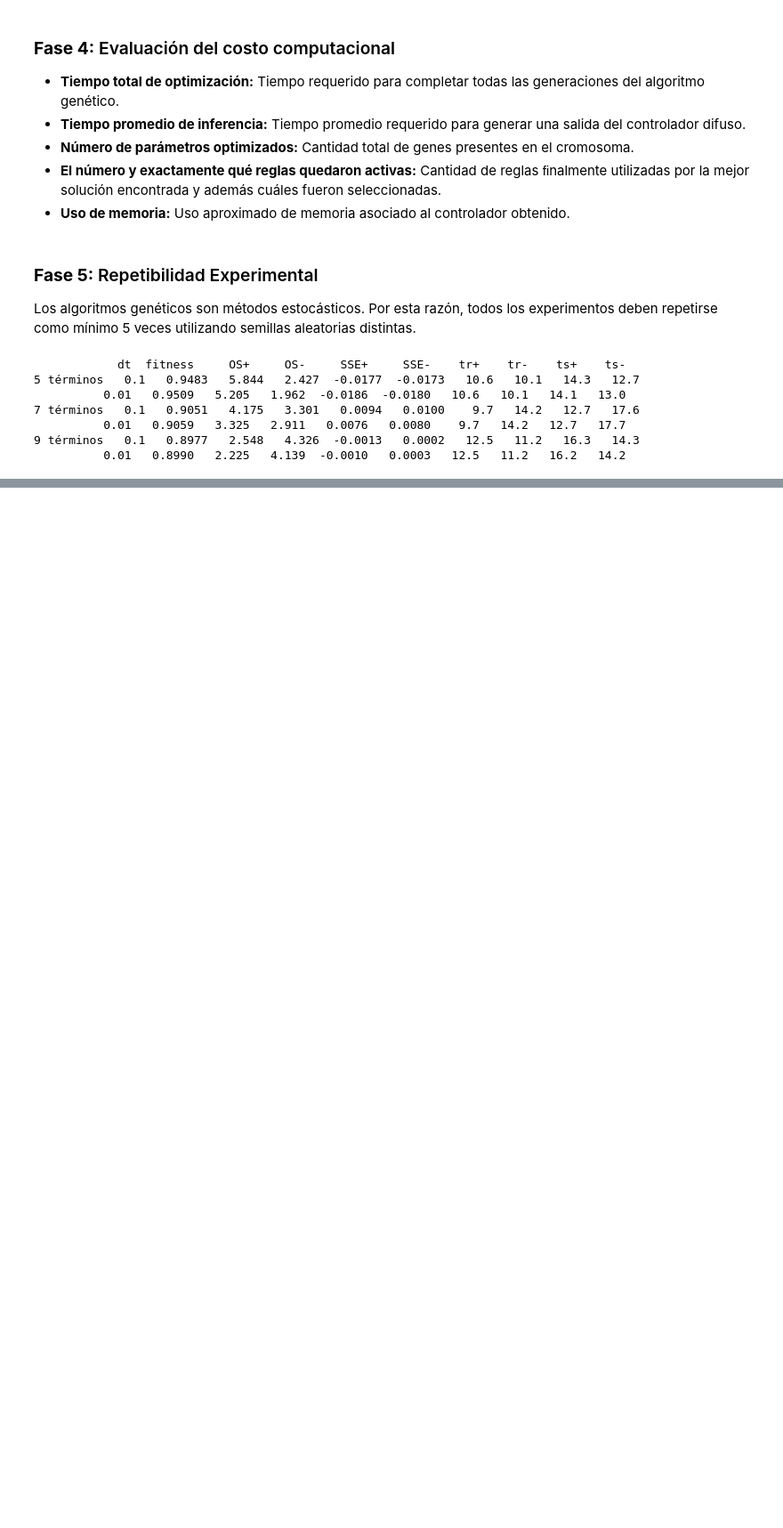
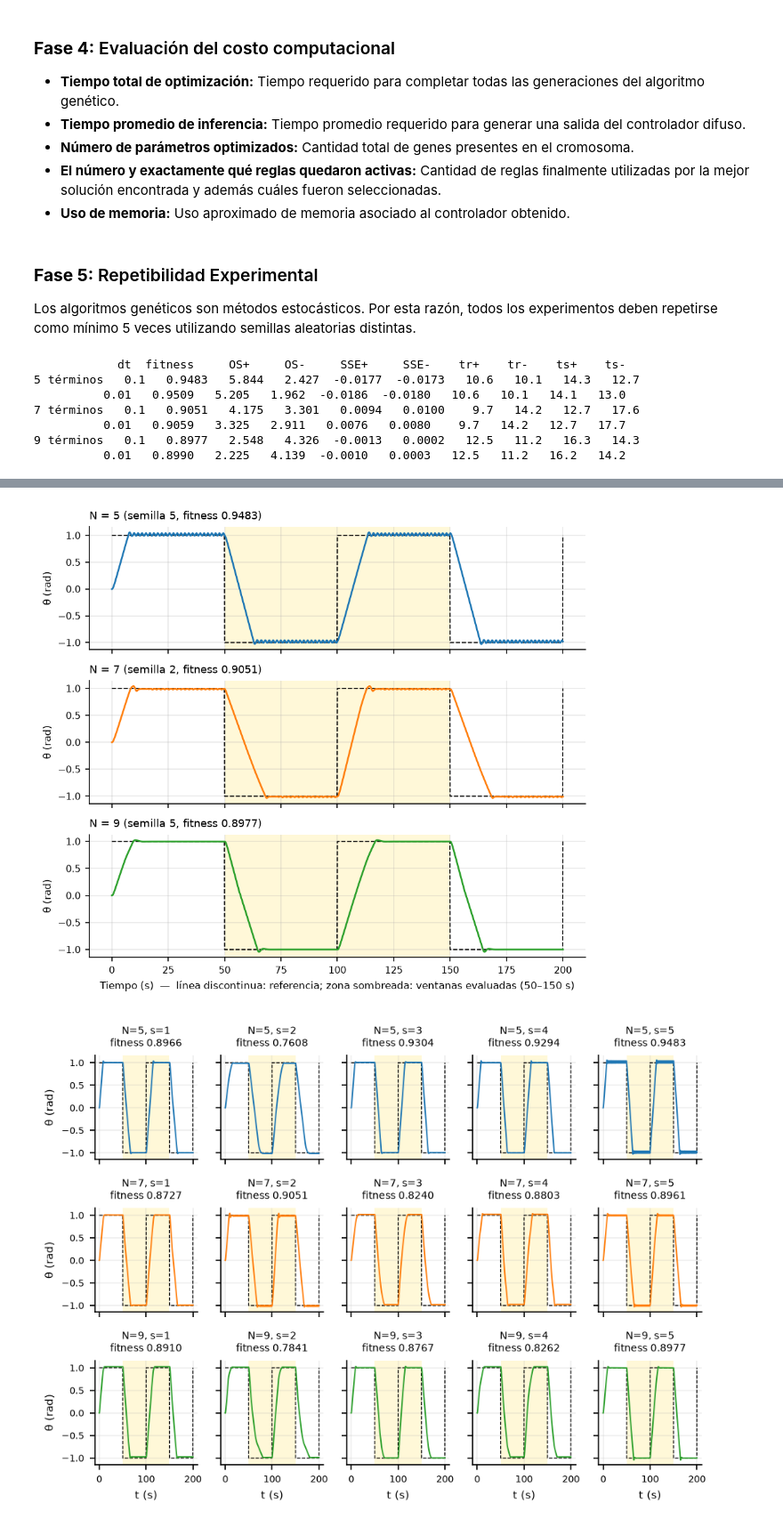
Before and after one commit to jesshdzz/computacion-flexible, a Jupyter notebook: examen2_AG.ipynb, the cells around one changed output, grey strips where cells are left out. Shown at 89% size. Drawn from its saved outputs; the diff is of its cells as text; code cells hidden in the pictures; blank space fills up the shorter version.

```diff
--- a/examen2_AG.ipynb
+++ b/examen2_AG.ipynb
@@ -857,0 +933,27 @@ for n in TERMINOS:
+# %%
+fig, ejes = plt.subplots(3, 1, figsize=(ANCHO, 5.6), sharex=True)
+for eje, n in zip(ejes, TERMINOS):
+    mejor = mejores[n]
+    eje.axvspan(50, 150, color='#fff2b3', alpha=0.5, lw=0)
+    dibujar_referencia(eje)
+    eje.plot(t, mejor['evaluacion']['theta'], color=COLOR_N[n], lw=1.4)
+    eje.set_title(f'N = {n} (semilla {mejor["semilla"]}, fitness {mejor["fitness"]:.4f})', loc='left', fontsize=8.5)
+    eje.set_ylabel('θ (rad)')
+ejes[-1].set_xlabel('Tiempo (s)  —  línea discontinua: referencia; zona sombreada: ventanas evaluadas (50–150 s)')
+fig.tight_layout(); guardar(fig, 'fig07_resp_mejores')
+
+fig, ejes = plt.subplots(3, 5, figsize=(ANCHO, 4.6), sharex=True, sharey=True)
+for i, n in enumerate(TERMINOS):
+    for j, s in enumerate(SEMILLAS):
+        eje = ejes[i, j]
+        eje.axvspan(50, 150, color='#fff2b3', alpha=0.5, lw=0)
+        dibujar_referencia(eje, 0.6)
+        eje.plot(t, R[(n, s)]['evaluacion']['theta'], color=COLOR_N[n], lw=0.9)
+        eje.set_title(f'N={n}, s={s}\nfitness {R[(n, s)]["fitness"]:.4f}', fontsize=6.5)
+        eje.tick_params(labelsize=6); eje.grid(alpha=0.2)
+for eje in ejes[-1]: eje.set_xlabel('t (s)', fontsize=7)
+for eje in ejes[:, 0]: eje.set_ylabel('θ (rad)', fontsize=7)
+fig.tight_layout(); guardar(fig, 'fig08_resp_todas')
+# %% [output]
+[figure, added]
+[figure, added]
```
Also changed, not shown: parts of 7 cells of this notebook, 1 other file.
